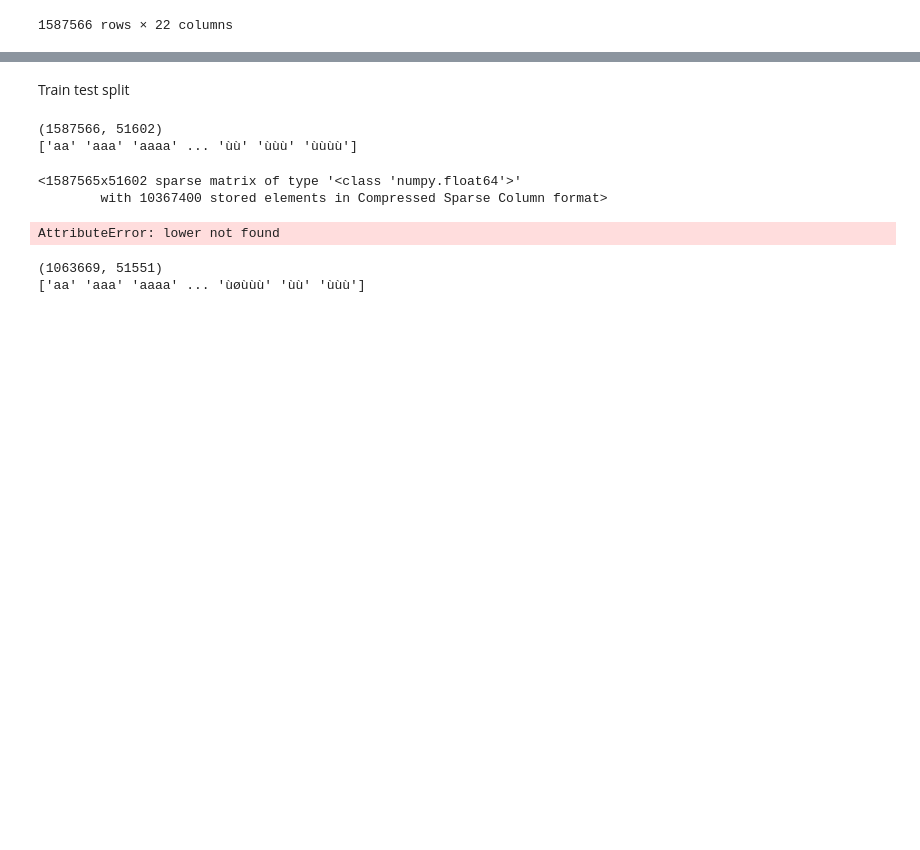
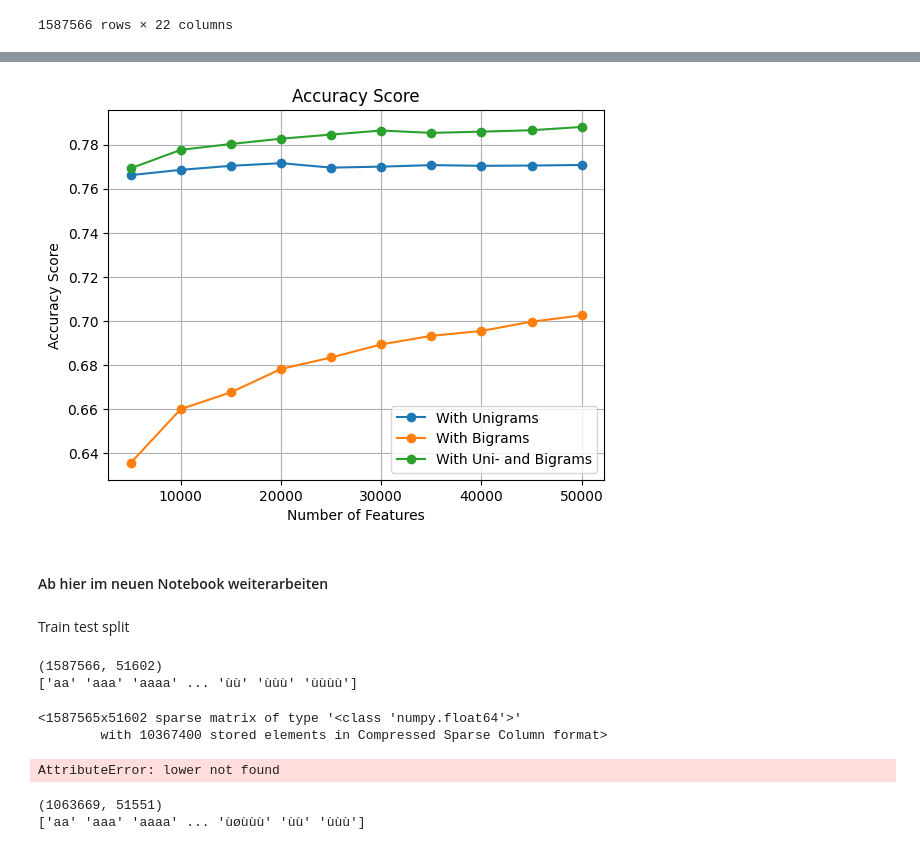
Before and after one commit to DavidStein7/marketing_analytics_project, a Jupyter notebook: Notebooks/data_preparation.ipynb, the cells around one changed output, grey strips where cells are left out. Drawn from its saved outputs; the diff is of its cells as text; code cells hidden in the pictures; blank space fills up the shorter version.

Commit message:
Push Notebook Changes

```diff
--- a/Notebooks/data_preparation.ipynb
+++ b/Notebooks/data_preparation.ipynb
@@ -366,0 +721,74 @@ data
+# %%
+import numpy as np
+import matplotlib.pyplot as plt
+from sklearn.feature_extraction.text import CountVectorizer
+from sklearn.linear_model import LogisticRegression
+from sklearn.metrics import accuracy_score
+from scipy.sparse import hstack
+
+# Initialize CountVectorizer and LogisticRegression
+cvec = CountVectorizer()
+lr = LogisticRegression(random_state=42)
+
+# Define different values for n_features
+n_features = np.arange(5000, 50001, 5000)
+
+# Initialize lists to store n_features and accuracy scores
+n_features_list = []
+accuracy_unigrams = []
+accuracy_bigrams = []
+accuracy_unibigrams = []
+
+# Loop through different values of n_features
+for n in n_features:
+
+    # Initialize CountVectorizer with max_features=n for unigrams
+    cvec_unigrams = CountVectorizer(max_features=n, ngram_range=(1, 1))
+
+    # Vectorize the string data for unigrams
+    X_train_matrix_unigrams = cvec_unigrams.fit_transform(X_train['tweet_tokenized_string'])
+    X_test_matrix_unigrams = cvec_unigrams.transform(X_test['tweet_tokenized_string'])
+
+    # Fit the model and make predictions for unigrams
+    lr.fit(X_train_matrix_unigrams, y_train)
+    y_pred_unigrams = lr.predict(X_test_matrix_unigrams)
+    accuracy_unigram = accuracy_score(y_test, y_pred_unigrams)
+    accuracy_unigrams.append(accuracy_unigram)
+
+    # Initialize CountVectorizer with max_features=n for bigrams
+    cvec_bigrams = CountVectorizer(max_features=n, ngram_range=(2, 2))
+
+    # Vectorize the string data for bigrams
+    X_train_matrix_bigrams = cvec_bigrams.fit_transform(X_train['tweet_tokenized_string'])
+    X_test_matrix_bigrams = cvec_bigrams.transform(X_test['tweet_tokenized_string'])
+
+    # Fit the model and make predictions for bigrams
+    lr.fit(X_train_matrix_bigrams, y_train)
+    y_pred_bigrams = lr.predict(X_test_matrix_bigrams)
+    accuracy_bigram = accuracy_score(y_test, y_pred_bigrams)
+    accuracy_bigrams.append(accuracy_bigram)
+
+    # Initialize CountVectorizer with max_features=n for unibigrams
+    cvec_unibigrams = CountVectorizer(max_features=n, ngram_range=(1, 2))
+
+    # Vectorize the string data for unibigrams
+    X_train_matrix_unibigrams = cvec_unibigrams.fit_transform(X_train['tweet_tokenized_string'])
+    X_test_matrix_unibigrams = cvec_unibigrams.transform(X_test['tweet_tokenized_string'])
+
+    # Fit the model and make predictions for unibigrams
+    lr.fit(X_train_matrix_unibigrams, y_train)
+    y_pred_unibigrams = lr.predict(X_test_matrix_unibigrams)
+    accuracy_unibigram = accuracy_score(y_test, y_pred_unibigrams)
+    accuracy_unibigrams.append(accuracy_unibigram)
+
+# Plot the accuracy scores
+plt.plot(n_features, accuracy_unigrams, 'o-', label='With Unigrams')
+plt.plot(n_features, accuracy_bigrams, 'o-', label='With Bigrams')
+plt.plot(n_features, accuracy_unibigrams, 'o-', label='With Uni- and Bigrams')
+plt.xlabel('Number of Features')
+plt.ylabel('Accuracy Score')
+plt.title('Accuracy Score')
+plt.legend()
+plt.grid(True)
+plt.show()
+# %% [output]
@@ -366,0 +812 @@ data
+[figure, added]
@@ -367,3 +921,5 @@ data
+# %% [markdown]
+#### Ab hier im neuen Notebook weiterarbeiten
 # %% [markdown]
 Train test split
 # %%
```
Also changed, not shown: parts of 22 cells of this notebook.
